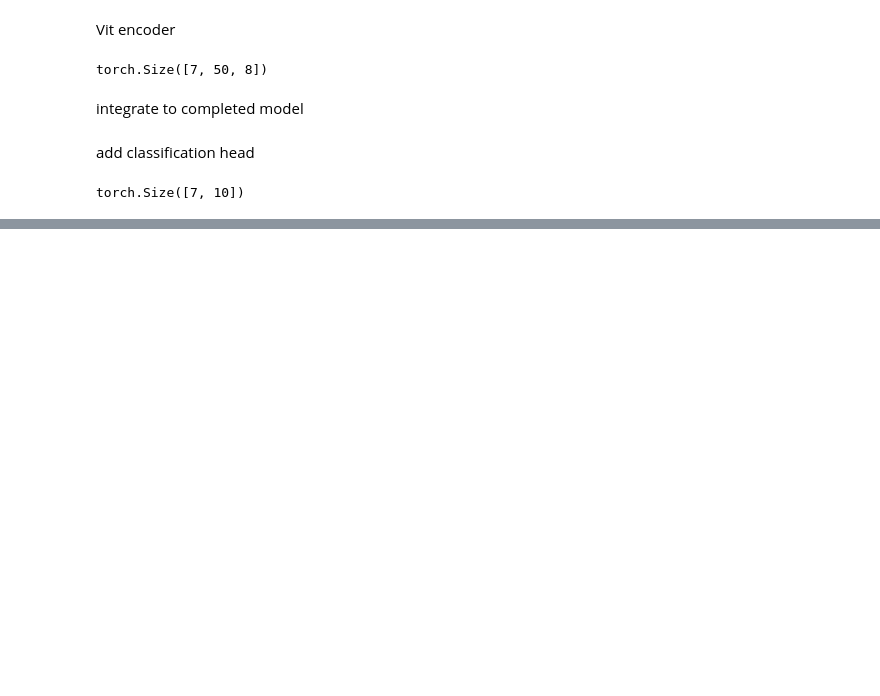
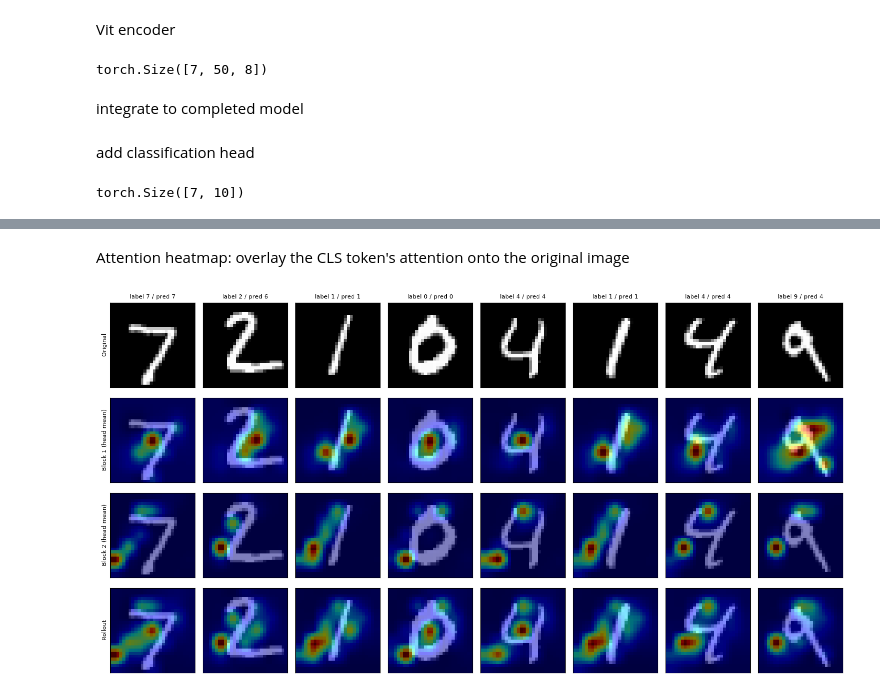
Before and after one commit to Shiwen615/ViT_from_scratch, a Jupyter notebook: transformer.ipynb, the cells around one changed output, grey strips where cells are left out. Saved outputs shown, nothing was run; the diff lists cells and outputs as text; code cells hidden in the pictures; blank space fills up the shorter version.

```diff
--- a/transformer.ipynb
+++ b/transformer.ipynb
@@ -514,0 +568,76 @@ Test accuracy: 67.00%
+# %% [markdown]
+Attention heatmap: overlay the CLS token's attention onto the original image
+# %%
+import matplotlib.pyplot as plt
+import torch.nn.functional as F
+
+device = torch.device("cuda" if torch.cuda.is_available() else "cpu")
+model = MyViT((1, 28, 28), n_patches=7, n_blocks=2, hidden_d=8, n_heads=2, out_d=10).to(device)
+model.load_state_dict(torch.load("best_vit.pt", map_location=device))
+model.eval()
+
+@torch.no_grad()
+def get_attentions(model, images):
+    """Re-run the forward pass and collect each block's attention: list of (N, n_heads, seq, seq)."""
+    n = images.shape[0]
+    tokens = model.linear_mapper(patchify(images, model.n_patches))
+    out = torch.cat((model.class_token.expand(n, 1, -1), tokens), dim=1) + model.positional_embeddings
+    attns = []
+    for block in model.blocks:
+        msa, h = block.mhsa, block.norm1(out)
+        heads = []
+        for i in range(msa.n_heads):
+            seq = h[:, :, i * msa.d_head:(i + 1) * msa.d_head]
+            q, k = msa.q_mappings[i](seq), msa.k_mappings[i](seq)
+            heads.append(msa.softmax(q @ k.transpose(-2, -1) / msa.d_head ** 0.5))
+        attns.append(torch.stack(heads, dim=1))
+        out = block(out)
+    return attns
+
+def attention_rollout(attns):
+    """Attention rollout (Abnar & Zuidema): multiply head-averaged attention (+ residual) across blocks."""
+    seq = attns[0].shape[-1]
+    rollout = torch.eye(seq, device=attns[0].device).expand(attns[0].shape[0], -1, -1)
+    for a in attns:
+        a = a.mean(dim=1) + torch.eye(seq, device=a.device)
+        a = a / a.sum(dim=-1, keepdim=True)
+        rollout = a @ rollout
+    return rollout
+
+def cls_heatmap(attn_row, n_patches=7, size=28):
+    """CLS->patch attention (N, 49) -> upsampled (N, size, size), each normalised to [0, 1]."""
+    hm = attn_row.reshape(-1, 1, n_patches, n_patches)
+    hm = F.interpolate(hm, size=(size, size), mode="bilinear", align_corners=False)[:, 0]
+    mn = hm.amin(dim=(1, 2), keepdim=True)
+    mx = hm.amax(dim=(1, 2), keepdim=True)
+    return ((hm - mn) / (mx - mn + 1e-8)).cpu().numpy()
+
+test_set = MNIST(root='datasets', train=False, download=True, transform=ToTensor())
+n_show = 8
+images = torch.stack([test_set[i][0] for i in range(n_show)]).to(device)
+labels = [test_set[i][1] for i in range(n_show)]
+with torch.no_grad():
+    preds = model(images).argmax(dim=1).cpu().tolist()
+
+attns = get_attentions(model, images)
+rows = [(f"Block {i + 1} (head mean)", cls_heatmap(a.mean(dim=1)[:, 0, 1:])) for i, a in enumerate(attns)]
+rows.append(("Rollout", cls_heatmap(attention_rollout(attns)[:, 0, 1:])))
+
+fig, axes = plt.subplots(len(rows) + 1, n_show, figsize=(1.8 * n_show, 1.9 * (len(rows) + 1)))
+imgs = images.cpu().numpy()[:, 0]
+for j in range(n_show):
+    axes[0, j].imshow(imgs[j], cmap="gray")
+    axes[0, j].set_title(f"label {labels[j]} / pred {preds[j]}", fontsize=8)
+    for r, (_, hm) in enumerate(rows, start=1):
+        axes[r, j].imshow(imgs[j], cmap="gray")
+        axes[r, j].imshow(hm[j], cmap="jet", alpha=0.5)
+axes[0, 0].set_ylabel("Original", fontsize=8)
+for r, (name, _) in enumerate(rows, start=1):
+    axes[r, 0].set_ylabel(name, fontsize=8)
+for ax in axes.ravel():
+    ax.set_xticks([]); ax.set_yticks([])
+plt.tight_layout()
+fig.savefig("attention_heatmaps.png", dpi=150)
+plt.show()
+# %% [output]
+[figure, added]
```
Also changed, not shown: parts of 5 cells of this notebook, 4 other files.
